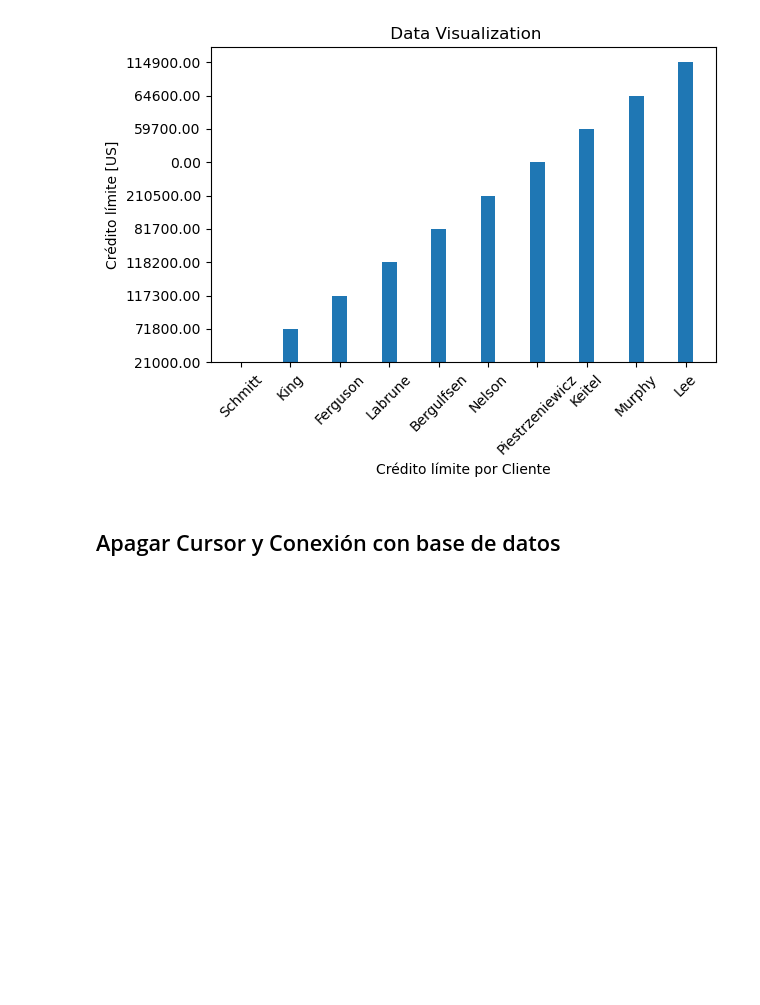
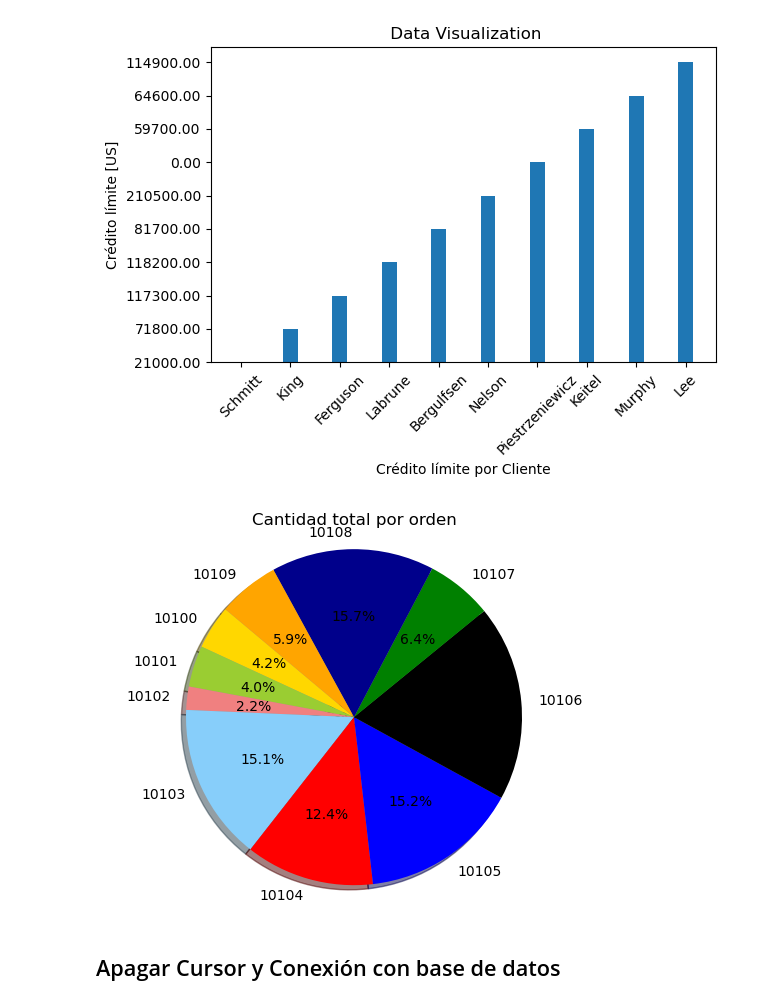
Before and after one commit to dfosorio111/tech_skills, a Jupyter notebook: visualization/mysql_maria_visualization_admonsis1.ipynb, the cells around one changed output. Cells and saved outputs as stored; diff of their text form; code cells hidden in the pictures; blank space fills up the shorter version.

Commit message:
visualizacion_admonsis1

```diff
--- a/visualization/mysql_maria_visualization_admonsis1.ipynb
+++ b/visualization/mysql_maria_visualization_admonsis1.ipynb
@@ -54,6 +77,16 @@ type(data)
 # %% [output]
 list
 # %%
+# seleccionar orderNumber, sum(quantityOrdered) (regla groupby )
+# tabla: orderdetails
+# groupby: orderNumber
+
+query2 = "SELECT orderNumber, SUM(quantityOrdered) as 'Cantidad Total' FROM orderdetails  GROUP BY orderNumber"
+cursor.execute(query2) # ejecutar SQL query
+data = cursor.fetchall() # recoger datos
+
 # crear variables para visualizacion
-nombre_cliente = [row[0] for row in data][:10]
-credito_limite = [row[1] for row in data][:10]
+num_orden = [row[0] for row in data][:10]
+cantidad_tot = [row[1] for row in data][:10]
+
+num_orden, cantidad_tot
@@ -73,6 +118,24 @@ plt.tight_layout()
 plt.show()
 # %% [output]
 [figure]
+# %%
+# colores de categorias
+colors = ['gold', 'yellowgreen', 'lightcoral', 'lightskyblue','red','blue','black','green','darkblue','orange']
+
+# Create a pie chart with custom colors, explosion, and shadow
+#explode = (0.1, 0, 0, 0)  # Explode the first slice
+
+plt.pie(cantidad_tot, labels=num_orden, colors=colors, autopct='%1.1f%%', startangle=140, shadow=True)
+
+plt.axis('equal')
+
+# Add a title
+plt.title('Cantidad total por orden')
+
+# Display the chart
+plt.show()
+# %% [output]
+[figure, added]
 # %% [markdown]
 ## Apagar Cursor y Conexión con base de  datos
 # %%
```
Also changed, not shown: parts of 11 cells of this notebook, 16 other files.
